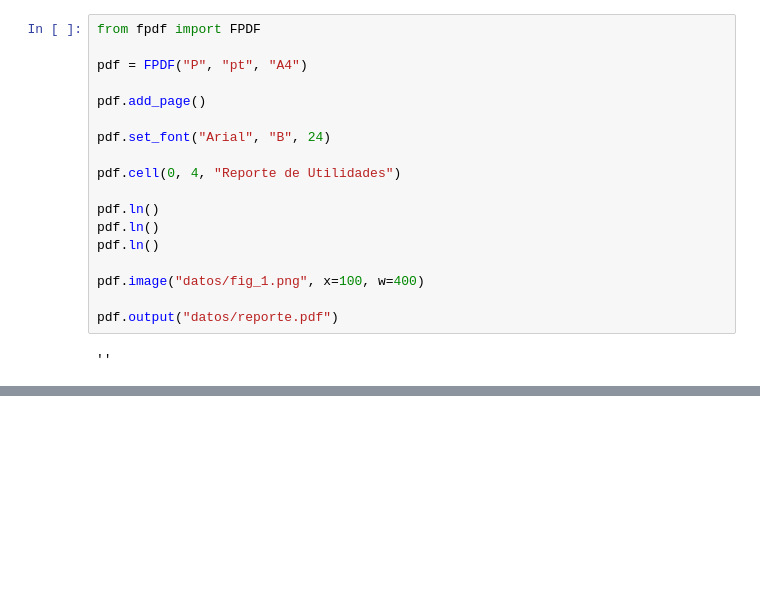
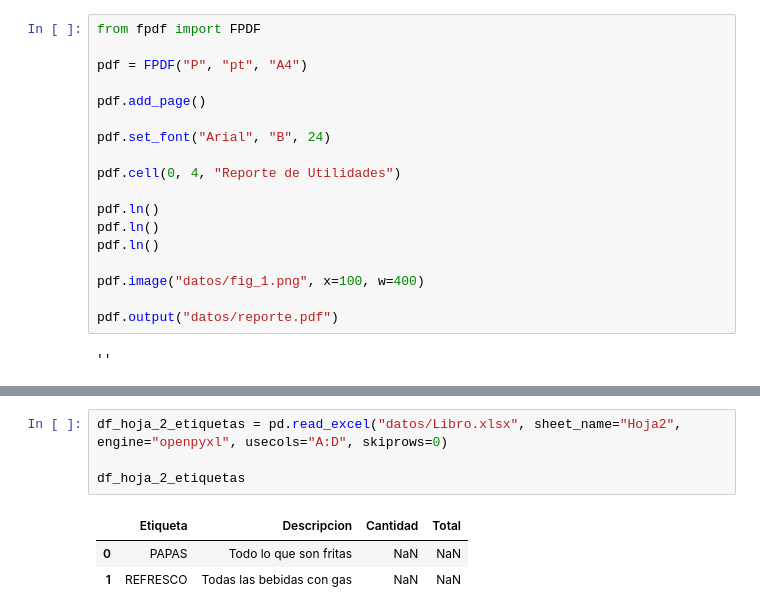
Before and after one commit to dragonnomada/python-intel, a Jupyter notebook: 100_problemas.ipynb, the cells around one changed output, grey strips where cells are left out. Cells and saved outputs as stored; diff of their text form; blank space fills up the shorter version.

```diff
--- a/100_problemas.ipynb
+++ b/100_problemas.ipynb
@@ -511,0 +541,8 @@ pdf.output("datos/reporte.pdf")
+# %%
+df_hoja_2_etiquetas = pd.read_excel("datos/Libro.xlsx", sheet_name="Hoja2", engine="openpyxl", usecols="A:D", skiprows=0)
+
+df_hoja_2_etiquetas
+# %% [output]
+|  | Etiqueta | Descripcion | Cantidad | Total |
+| 0 | PAPAS | Todo lo que son fritas | NaN | NaN |
+| 1 | REFRESCO | Todas las bebidas con gas | NaN | NaN |
```
Also changed, not shown: parts of 15 cells of this notebook, 1 other file.
